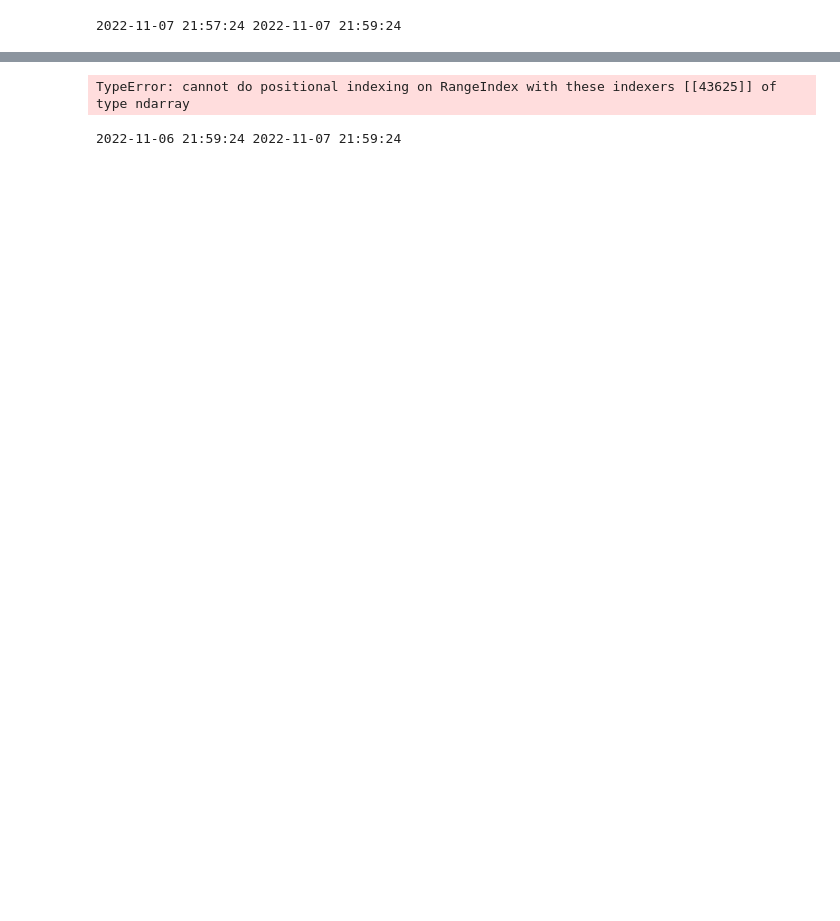
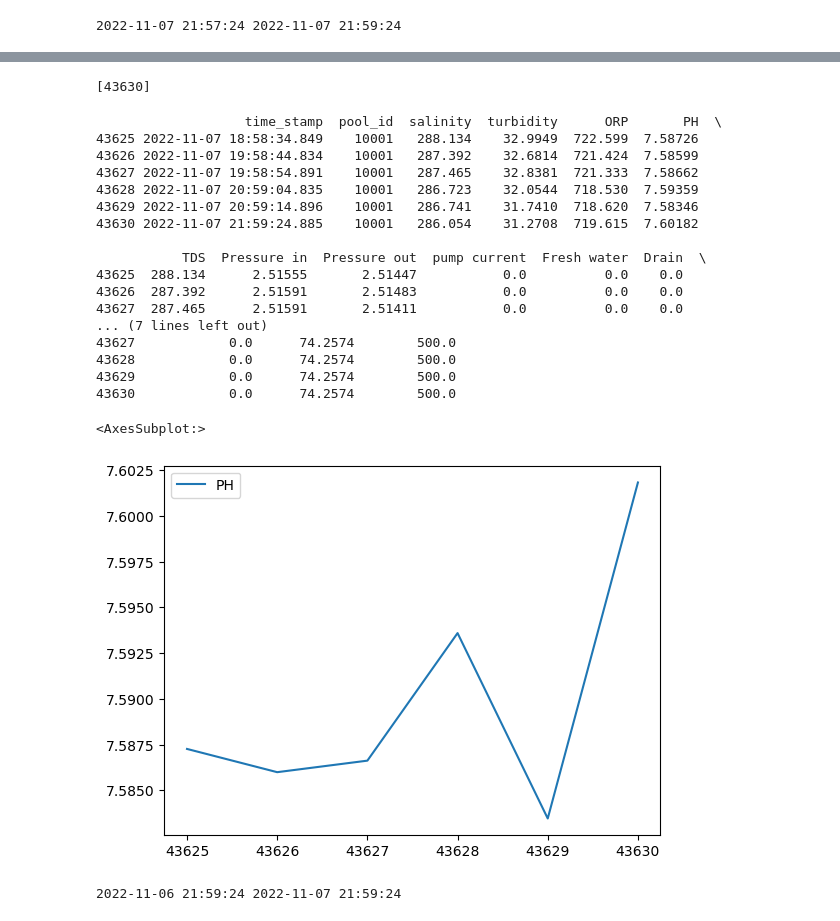
Before and after one commit to lutimoth/RIIPEN_ANTLER, a Jupyter notebook: Tim_Notebooks/EDA and pH Alerts.ipynb, the cells around one changed output, grey strips where cells are left out. Saved outputs shown, nothing was run; the diff lists cells and outputs as text; code cells hidden in the pictures; blank space fills up the shorter version.

```diff
--- a/Tim_Notebooks/EDA and pH Alerts.ipynb
+++ b/Tim_Notebooks/EDA and pH Alerts.ipynb
@@ -240,7 +240,0 @@ print(index)
-# %%
-df_time = df.iloc[index[0]-5:index[0+1] # avoid end of index issues
-#print(df.loc(str_time))
-print(df_time)
-df_time.plot(y='PH', use_index=True)
-# %% [output]
-TypeError: cannot do positional indexing on RangeIndex with these indexers [[43625]] of type ndarray
@@ -248,0 +249,30 @@ d
+# %%
+index = df.index[df['time_stamp'] == '2022-11-07 21:59:24.885'].tolist()
+print(index)
+# %% [output]
+[43630]
+# %%
+df_time = df.iloc[index[0]-5:index[0]+1] # avoid end of index issues
+#print(df.loc(str_time))
+print(df_time)
+df_time.plot(y='PH', use_index=True)
+# %% [output]
+                   time_stamp  pool_id  salinity  turbidity      ORP       PH  \
+43625 2022-11-07 18:58:34.849    10001   288.134    32.9949  722.599  7.58726
+43626 2022-11-07 19:58:44.834    10001   287.392    32.6814  721.424  7.58599
+43627 2022-11-07 19:58:54.891    10001   287.465    32.8381  721.333  7.58662
+43628 2022-11-07 20:59:04.835    10001   286.723    32.0544  718.530  7.59359
+43629 2022-11-07 20:59:14.896    10001   286.741    31.7410  718.620  7.58346
+43630 2022-11-07 21:59:24.885    10001   286.054    31.2708  719.615  7.60182
+
+           TDS  Pressure in  Pressure out  pump current  Fresh water  Drain  \
+43625  288.134      2.51555       2.51447           0.0          0.0    0.0
+43626  287.392      2.51591       2.51483           0.0          0.0    0.0
+43627  287.465      2.51591       2.51411           0.0          0.0    0.0
+... (7 lines left out)
+43627            0.0      74.2574        500.0
+43628            0.0      74.2574        500.0
+43629            0.0      74.2574        500.0
+43630            0.0      74.2574        500.0
+<AxesSubplot:>
+[figure, added]
```
Also changed, not shown: parts of 10 cells of this notebook.
